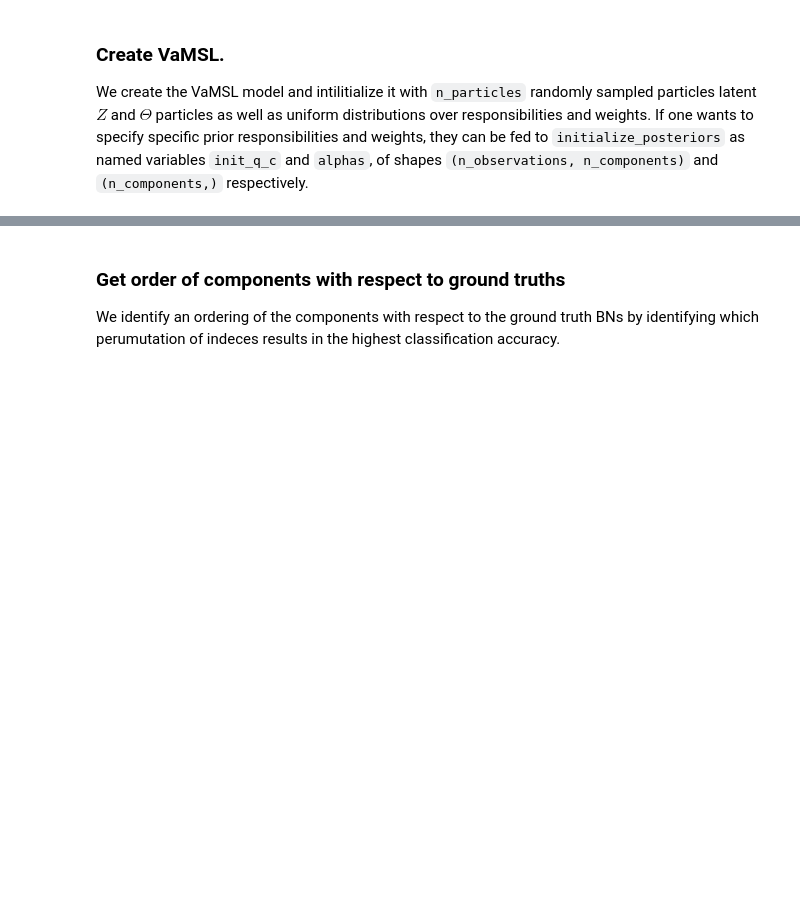
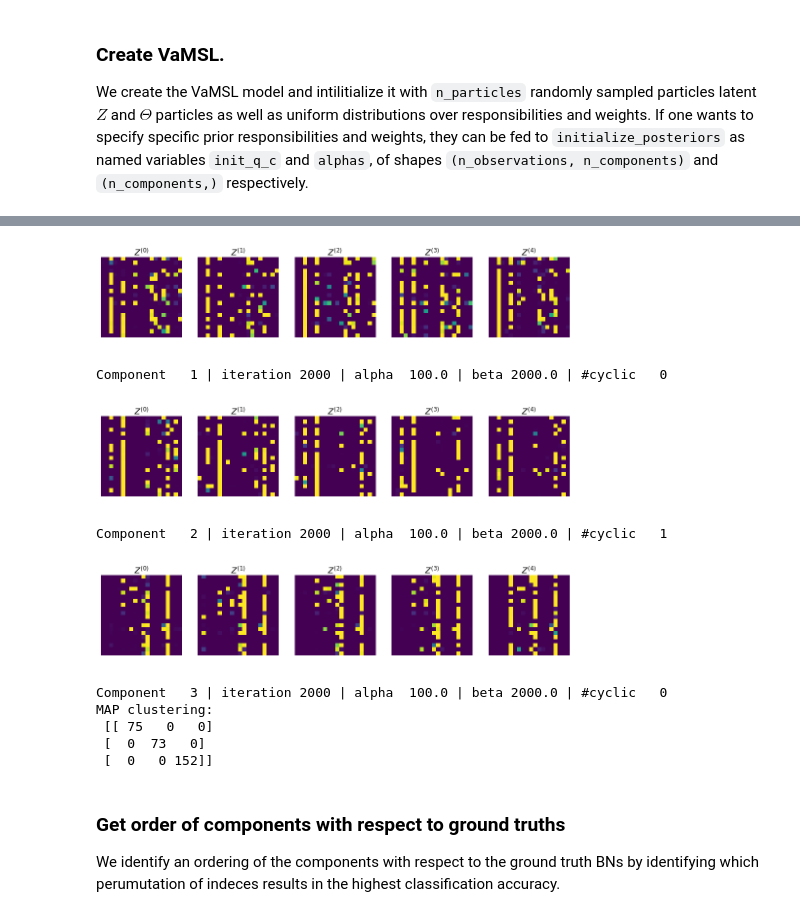
Before and after one commit to ZacBjo/VaMSL_proj, a Jupyter notebook: examples/vamsl_example.ipynb, the cells around one changed output, grey strips where cells are left out. Saved outputs shown, nothing was run; the diff lists cells and outputs as text; code cells hidden in the pictures; blank space fills up the shorter version.

```diff
--- a/examples/vamsl_example.ipynb
+++ b/examples/vamsl_example.ipynb
@@ -170,35 +156,46 @@ q_pi:    (2,)
 # %%
 from sklearn.metrics import confusion_matrix
 
 # CAVI and SVGD vars
-n_cavi_updates, steps, callback_every = 5, 100, 100
+n_cavi_updates, steps, callback_every = 20, 100, 100
 
 # CAVI-loop
 for cavi_update in range(n_cavi_updates):
     key, subk = random.split(key)
     # Optimize q(Z, \Theta)
     vamsl.update_particle_posteriors(key=subk, steps=steps, callback_every=callback_every,
                                      callback=vamsl.visualize_callback(), linear=linear)
 
     # Update to optimal q(c) and q(\pi)
     vamsl.update_responsibilities_and_weights()
     print(f'CAVI update number {cavi_update+1}/{n_cavi_updates}')
 
     # Print current clustering performance
     order = vamsl.identify_MAP_classification_ordering(ground_truth_indicator=indicator)
     y_pred = [order[k] for k in jnp.argmax(vamsl.get_posteriors()[2], axis=1)]
     print('MAP clustering: \n', confusion_matrix(indicator, y_pred))
 
 # Final CAVI update with more SVGD steps to ensure annealing unto acyclic graphs
-for long_CAVI in range(0):
+for long_CAVI in range(1):
     key, subk = random.split(key)
     vamsl.update_particle_posteriors(key=subk, steps=2000, callback_every=200, callback=vamsl.visualize_callback(), linear=linear)
     vamsl.update_responsibilities_and_weights()
 
     # Print current clustering performance
     order = vamsl.identify_MAP_classification_ordering(ground_truth_indicator=indicator)
     y_pred = [order[k] for k in jnp.argmax(vamsl.get_posteriors()[2], axis=1)]
     print('MAP clustering: \n', confusion_matrix(indicator, y_pred))
+# %% [output]
+[figure, added]
+Component   1 | iteration 2000 | alpha  100.0 | beta 2000.0 | #cyclic   0
+[figure, added]
+Component   2 | iteration 2000 | alpha  100.0 | beta 2000.0 | #cyclic   1
+[figure, added]
+Component   3 | iteration 2000 | alpha  100.0 | beta 2000.0 | #cyclic   0
+MAP clustering:
+ [[ 75   0   0]
+ [  0  73   0]
+ [  0   0 152]]
 # %% [markdown]
 ### Get order of components with respect to ground truths
 
```
Also changed, not shown: parts of 16 cells of this notebook.
